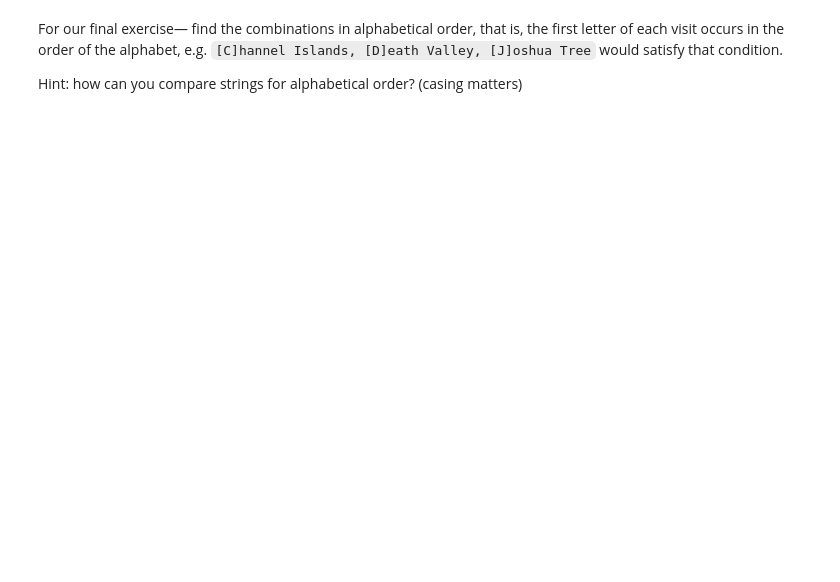
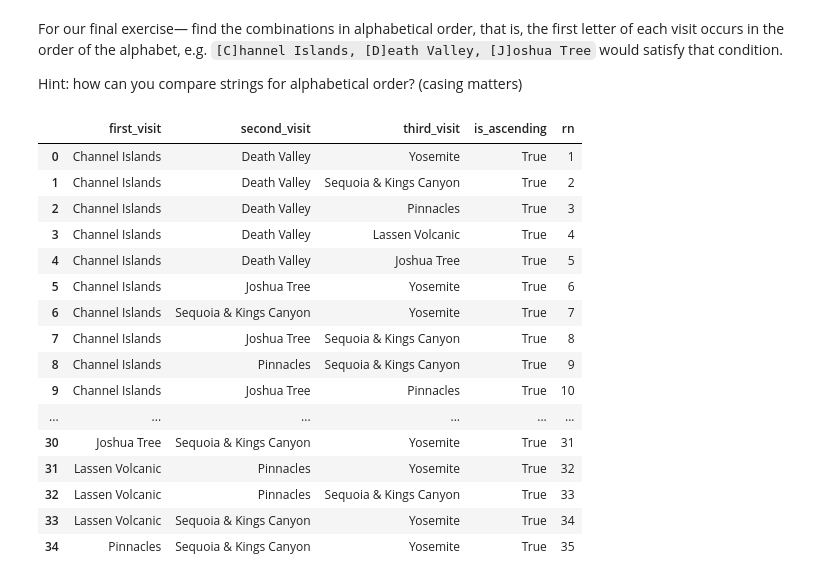
Before and after one commit to dido-john/fundamentals-of-data-transformation-4554074, a Jupyter notebook: course/02-sql/exercises/blank-excercise.ipynb, the cells around one changed output. Drawn from its saved outputs; the diff is of its cells as text; code cells hidden in the pictures; blank space fills up the shorter version.

```diff
--- a/course/02-sql/exercises/blank-excercise.ipynb
+++ b/course/02-sql/exercises/blank-excercise.ipynb
@@ -105,0 +272,46 @@ Hint: how can you compare strings for alphabetical order? (casing matters)
+# %%
+%%sql
+WITH california_parks AS (
+    SELECT
+        *
+    FROM nps_public_data.parks p
+    WHERE states ILIKE '%CA%'
+        AND p.designation ILIKE '%National Park%'
+), o AS (
+    SELECT
+        cp.name as first_visit,
+        cp2.name as second_visit,
+        cp3.name as third_visit,
+    FROM california_parks cp
+    CROSS JOIN california_parks cp2
+    CROSS JOIN california_parks cp3
+    WHERE 1 = 1
+        AND cp.fullName != cp2.fullName
+        AND cp.fullName != cp3.fullName
+        AND cp2.fullName != cp3.fullName
+)
+SELECT
+    *,
+    (lower(first_visit) < lower(second_visit))
+        AND (lower(second_visit) < lower(third_visit)) as is_ascending,
+    ROW_NUMBER() OVER (ORDER BY first_visit ASC) as rn
+FROM o
+WHERE is_ascending
+# %% [output]
+|  | first_visit | second_visit | third_visit | is_ascending | rn |
+| 0 | Channel Islands | Death Valley | Yosemite | True | 1 |
+| 1 | Channel Islands | Death Valley | Sequoia & Kings Canyon | True | 2 |
+| 2 | Channel Islands | Death Valley | Pinnacles | True | 3 |
+| 3 | Channel Islands | Death Valley | Lassen Volcanic | True | 4 |
+| 4 | Channel Islands | Death Valley | Joshua Tree | True | 5 |
+| 5 | Channel Islands | Joshua Tree | Yosemite | True | 6 |
+| 6 | Channel Islands | Sequoia & Kings Canyon | Yosemite | True | 7 |
+| 7 | Channel Islands | Joshua Tree | Sequoia & Kings Canyon | True | 8 |
+| 8 | Channel Islands | Pinnacles | Sequoia & Kings Canyon | True | 9 |
+| 9 | Channel Islands | Joshua Tree | Pinnacles | True | 10 |
+| ... | ... | ... | ... | ... | ... |
+| 30 | Joshua Tree | Sequoia & Kings Canyon | Yosemite | True | 31 |
+| 31 | Lassen Volcanic | Pinnacles | Yosemite | True | 32 |
+| 32 | Lassen Volcanic | Pinnacles | Sequoia & Kings Canyon | True | 33 |
+| 33 | Lassen Volcanic | Sequoia & Kings Canyon | Yosemite | True | 34 |
+| 34 | Pinnacles | Sequoia & Kings Canyon | Yosemite | True | 35 |
```
Also changed, not shown: parts of 18 cells of this notebook, 1 other file.
